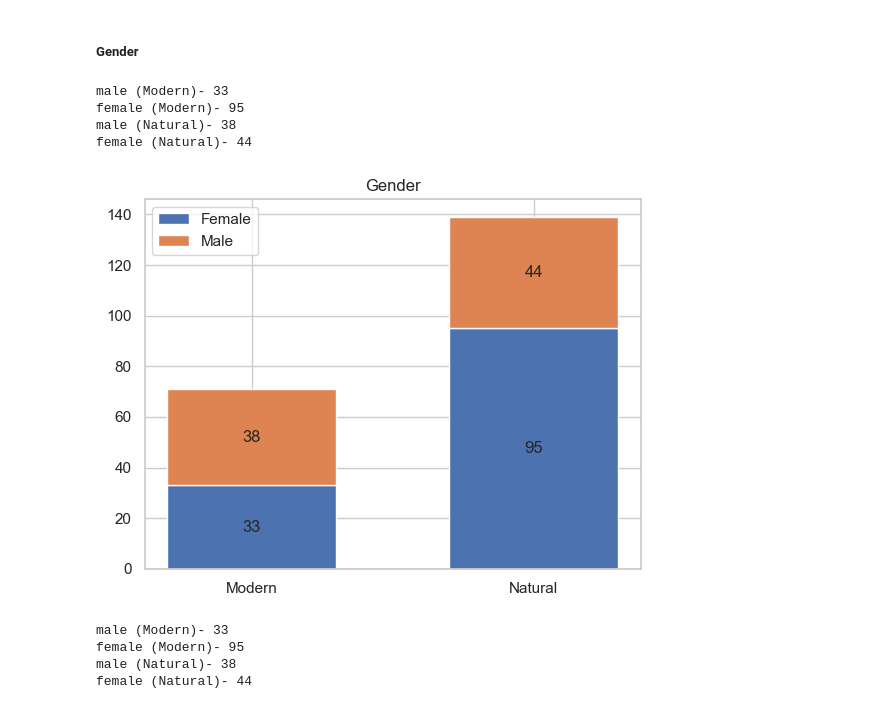
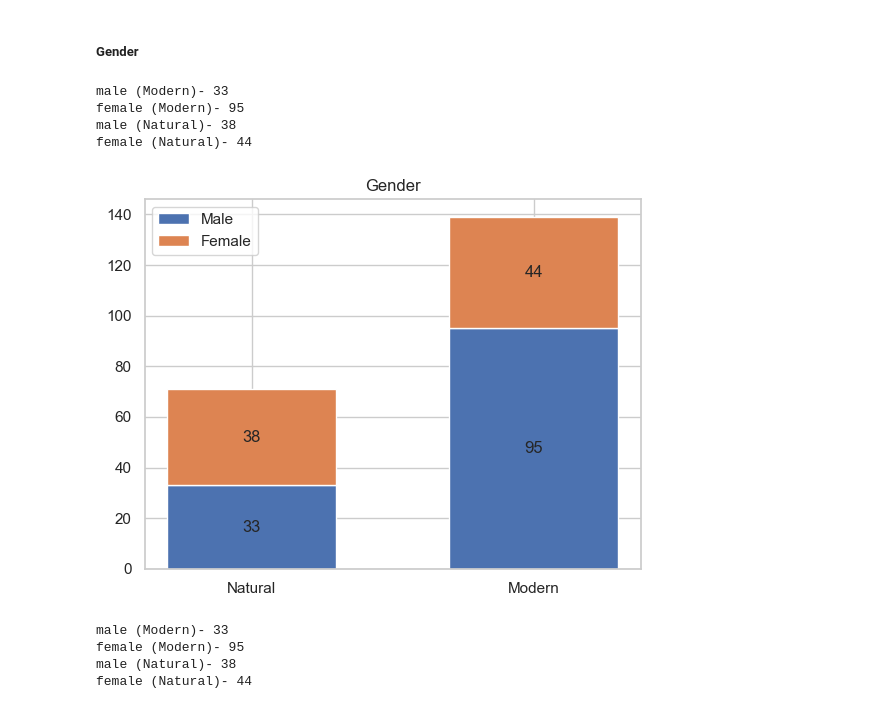
Before and after one commit to rngalvanbayer/Bayer_CPD_Digital_Conversion, a Jupyter notebook: cpd_main_6.ipynb, the cells around one changed output. Drawn from its saved outputs; the diff is of its cells as text; code cells hidden in the pictures.

```diff
--- a/cpd_main_6.ipynb
+++ b/cpd_main_6.ipynb
@@ -393,37 +393,37 @@ temp['female'] = pd.cut(cdata1['female'], bins=sex_bins, labels=sex_labels, righ
 a = ((cdata1['female'] == 0) & (cdata1['conversion3'] >= 1)).sum()  # male yes
 b = ((cdata1['female'] == 1) & (cdata1['conversion3'] >= 1)).sum()  # female yes
 c = ((cdata1['female'] == 0) & (cdata1['conversion3'] < 1)).sum()   # male no
 d = ((cdata1['female'] == 1) & (cdata1['conversion3'] < 1)).sum()   # female no
 
-conv_label = ['Modern','Natural']
+conv_label = ['Natural','Modern']
 label1 = {
-    'Female' : np.array([a,b]),
-    'Male' : np.array([c,d])
+    'Male' : np.array([a,b]),
+    'Female' : np.array([c,d])
 }
 
 fig, ax = plt.subplots()
 bottom = np.zeros(2)
 width = 0.6
 
 for label_, count_ in label1.items():
     p = ax.bar(conv_label, count_, width, label=label_, bottom=bottom)
     bottom += count_
 
     ax.bar_label(p, label_type='center')
 
 ax.set_title('Gender')
 ax.legend()
 
 print("male (Modern)- " + str (a))
 print("female (Modern)- " + str (b))
 print("male (Natural)- " + str (c))
 print("female (Natural)- " + str (d))
 # %% [output]
 male (Modern)- 33
 female (Modern)- 95
 male (Natural)- 38
 female (Natural)- 44
-[figure, old version]
+[figure, new version]
 # %%
 conv_label = ['Female','Male']
 label1 = {
```
Also changed, not shown: parts of 1 cell of this notebook, 3 other files.
